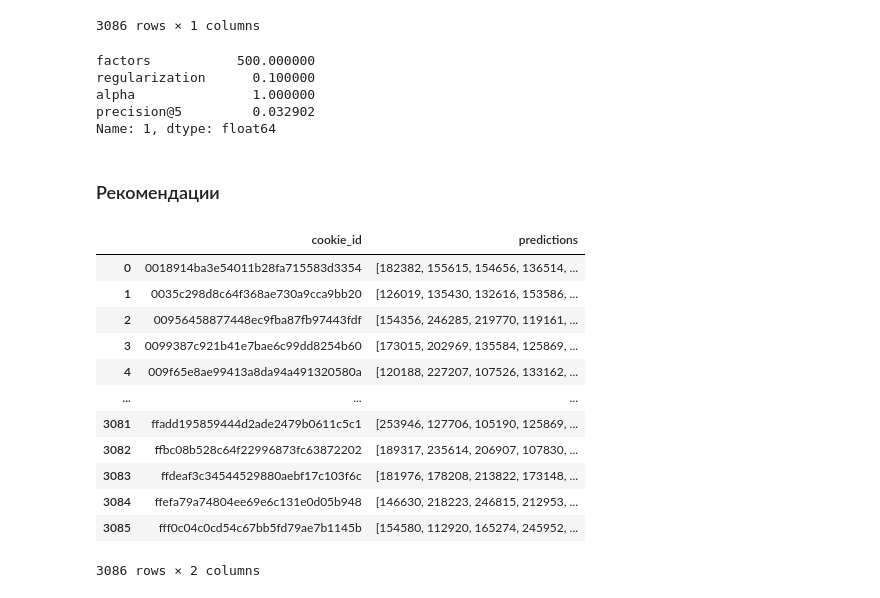
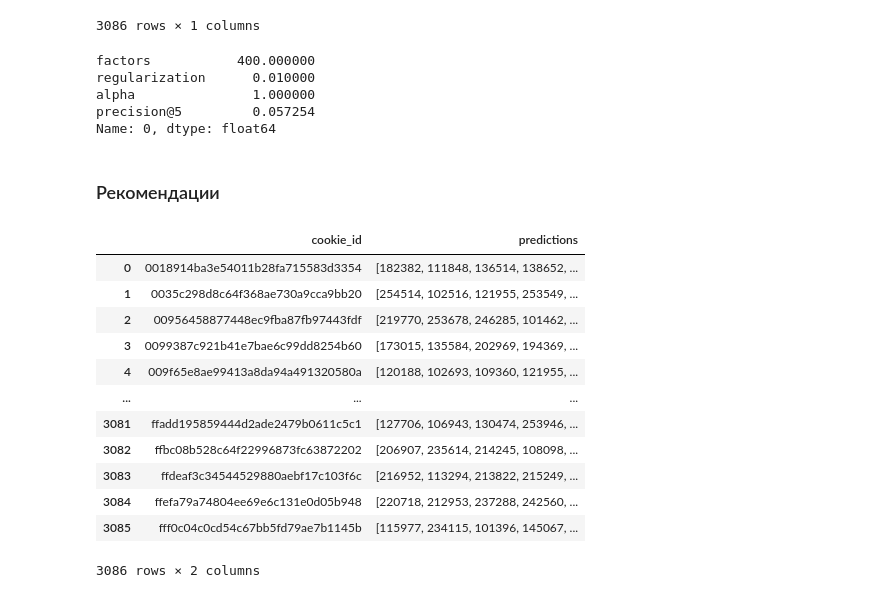
Before and after one commit to rufous86/mipt_hackathon_2023_BBB, a Jupyter notebook: BBB_hackaton_recommender.ipynb, the cells around one changed output. Drawn from its saved outputs; the diff is of its cells as text; code cells hidden in the pictures.

```diff
--- a/BBB_hackaton_recommender.ipynb
+++ b/BBB_hackaton_recommender.ipynb
@@ -78,7 +160,7 @@ BPR использует матричное разложение для извл
 - BPR не использует явных оценок элементов, что может привести к менее точным рекомендациям, особенно для новых пользователей, у которых еще нет истории покупок.
 - BPR может быть более сложным для понимания и реализации, чем другие модели рекомендаций.
 # %%
-model = implicit.bpr.BayesianPersonalizedRanking()
+model = implicit.bpr.BayesianPersonalizedRanking(150)
 model.fit(user_item_data)
 # %% [markdown]
 После обучения модели собираем обратно матрицу действий пользователя, добавив в нее потенциальные действия, полученные на прошлом шаге (гиперпараметр N=4 указывает на то, что нас интересуют только топ 4 предполагаемых интересов пользователя, при этом мы устанавливаем флаг filter_already_liked_items=False, чтобы не потерять информацию об уже совершенных действиях)
@@ -96,11 +181,14 @@ for i in tqdm(df_values.index):
     data.append(pred_values)
 # %%
-df_after_BPR = pd.DataFrame(data=data, columns=df_values.columns)
+df_after_BPR = pd.DataFrame(data=data, columns=values_cols)
 df_after_BPR[['cookie_id', 'vacancy_id_']] = df_index[['cookie_id', 'vacancy_id_']]
-new_order = [ 'cookie_id', 'vacancy_id_', 'click_response',
-        'preview_click_response', 'click_contacts', 'preview_click_contacts',
-       'click_favorite', 'preview_click_favorite', 'click_phone',
-        'preview_click_phone', 'show_vacancy', 'preview_click_vacancy']
+new_order = [ 'cookie_id', 'vacancy_id_',
+             'click_response', 'preview_click_response',
+             'click_contacts', 'preview_click_contacts',
+             'click_phone', 'preview_click_phone',
+             'click_favorite', 'preview_click_favorite',
+             'show_vacancy', 'preview_click_vacancy',
+        ]
 df_after_BPR = df_after_BPR[new_order]
 df_after_BPR = df_after_BPR.set_index(['cookie_id', 'vacancy_id_'])
 df_after_BPR
@@ -130,11 +219,18 @@ df_after_BPR
 
 df_train = df_after_BPR.copy()
 
-df_train[df_train > 1] = 1
+most_important_cols = [
+                    'click_response', 'preview_click_response',
+                    'click_contacts', 'preview_click_contacts',
+                    'click_phone', 'preview_click_phone',
+                    # 'click_favorite', 'preview_click_favorite',
+                    # 'show_vacancy', 'preview_click_vacancy',
+                    ]
 
-most_important_cols = ['click_response', 'preview_click_response',
-                       'click_contacts', 'preview_click_contacts',
-                       'click_phone', 'preview_click_phone']
+least_important_cols = [
+                    'click_favorite', 'preview_click_favorite',
+                    'show_vacancy', 'preview_click_vacancy',
+                    ]
 
 
 df_train['mark'] = df_train[most_important_cols].sum(axis=1)
@@ -324,43 +428,47 @@ model = implicit.als.AlternatingLeastSquares(
                                 regularization=best_features['regularization'],
                                 alpha=best_features['alpha'],
                                 calculate_training_loss=True,
-                                iterations=30)
+                                iterations=25,
+                                random_state=42)
 model.fit(user_item_data)
 # %% [output]
-factors           500.000000
-regularization      0.100000
+factors           400.000000
+regularization      0.010000
 alpha               1.000000
-precision@5         0.032902
-Name: 1, dtype: float64
+precision@5         0.057254
+Name: 0, dtype: float64
 # %% [markdown]
 ### Рекомендации
 # %%
 rec_dict = {
     'cookie_id': [],
     'predictions': []
 }
 
 for idx, row in private_test_df.iterrows():
-    cookie_id = row['cookie_id']
+    cookie_id = dict_to_final_mapping_cookie_id[row['cookie_id']]
     userid = dict_cookie_id[cookie_id]
-    recommendations = model.recommend(userid, user_item_data[userid], N=5)[0]
-    rec_dict['cookie_id'].append(cookie_id)
+    recommendations = model.recommend(userid,
+                                          user_item_data[userid],
+                                          filter_items=not_active_more_than_one_day,
+                                          N=5)[0]
+    rec_dict['cookie_id'].append(row['cookie_id'])
     rec_dict['predictions'].append(list(recommendations))
 
 recommendation_df = pd.DataFrame(rec_dict)
 recommendation_df
 # %% [output]
 |  | cookie_id | predictions |
-| 0 | 0018914ba3e54011b28fa715583d3354 | [182382, 155615, 154656, 136514, ... |
-| 1 | 0035c298d8c64f368ae730a9cca9bb20 | [126019, 135430, 132616, 153586, ... |
-| 2 | 00956458877448ec9fba87fb97443fdf | [154356, 246285, 219770, 119161, ... |
-| 3 | 0099387c921b41e7bae6c99dd8254b60 | [173015, 202969, 135584, 125869, ... |
-| 4 | 009f65e8ae99413a8da94a491320580a | [120188, 227207, 107526, 133162, ... |
+| 0 | 0018914ba3e54011b28fa715583d3354 | [182382, 111848, 136514, 138652, ... |
+| 1 | 0035c298d8c64f368ae730a9cca9bb20 | [254514, 102516, 121955, 253549, ... |
+| 2 | 00956458877448ec9fba87fb97443fdf | [219770, 253678, 246285, 101462, ... |
+| 3 | 0099387c921b41e7bae6c99dd8254b60 | [173015, 135584, 202969, 194369, ... |
+| 4 | 009f65e8ae99413a8da94a491320580a | [120188, 102693, 109360, 121955, ... |
 | ... | ... | ... |
-| 3081 | ffadd195859444d2ade2479b0611c5c1 | [253946, 127706, 105190, 125869, ... |
-| 3082 | ffbc08b528c64f22996873fc63872202 | [189317, 235614, 206907, 107830, ... |
-| 3083 | ffdeaf3c34544529880aebf17c103f6c | [181976, 178208, 213822, 173148, ... |
-| 3084 | ffefa79a74804ee69e6c131e0d05b948 | [146630, 218223, 246815, 212953, ... |
-| 3085 | fff0c04c0cd54c67bb5fd79ae7b1145b | [154580, 112920, 165274, 245952, ... |
+| 3081 | ffadd195859444d2ade2479b0611c5c1 | [127706, 106943, 130474, 253946, ... |
+| 3082 | ffbc08b528c64f22996873fc63872202 | [206907, 235614, 214245, 108098, ... |
+| 3083 | ffdeaf3c34544529880aebf17c103f6c | [216952, 113294, 213822, 215249, ... |
+| 3084 | ffefa79a74804ee69e6c131e0d05b948 | [220718, 212953, 237288, 242560, ... |
+| 3085 | fff0c04c0cd54c67bb5fd79ae7b1145b | [115977, 234115, 101396, 145067, ... |
 3086 rows × 2 columns
 # %%
```
Also changed, not shown: parts of 28 cells of this notebook.
